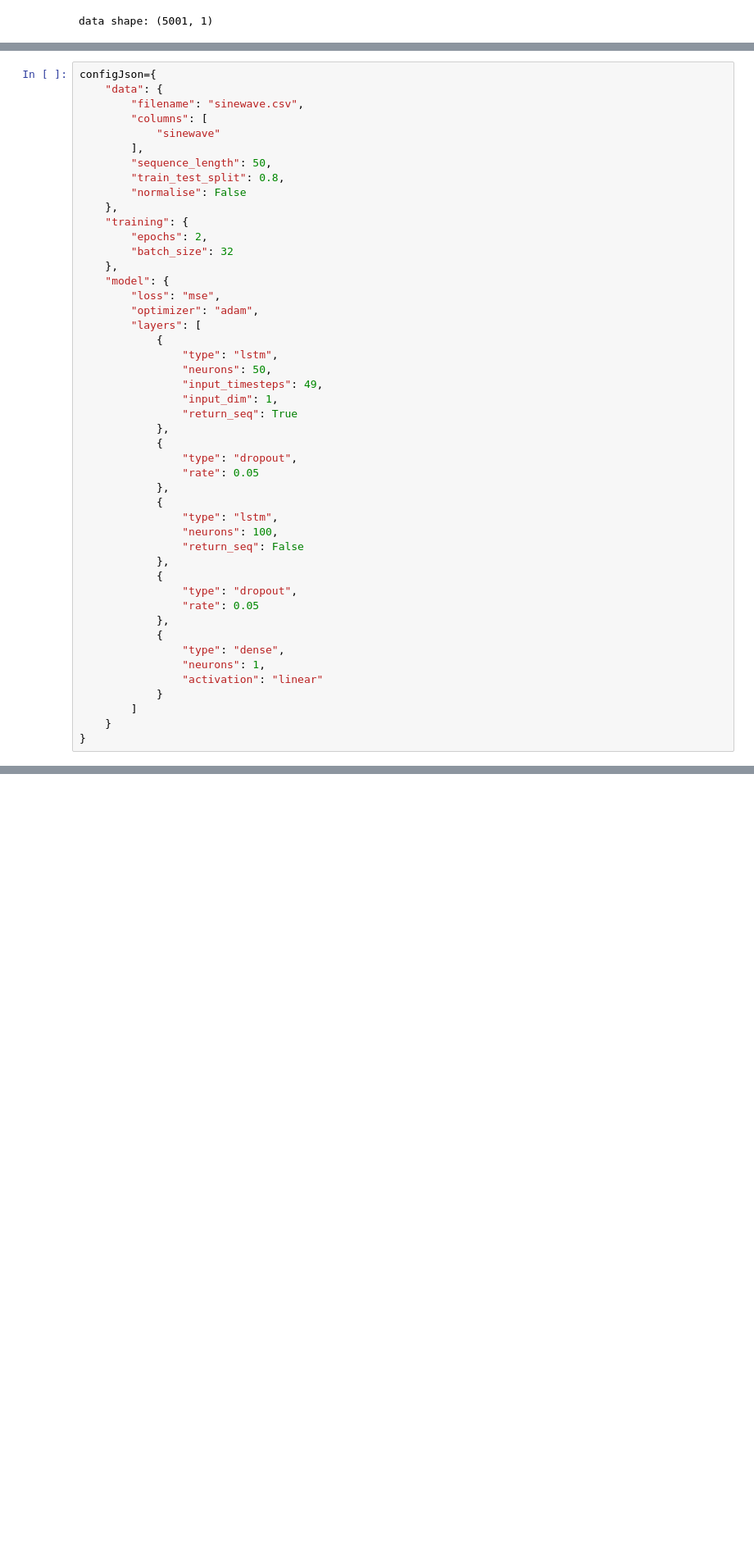
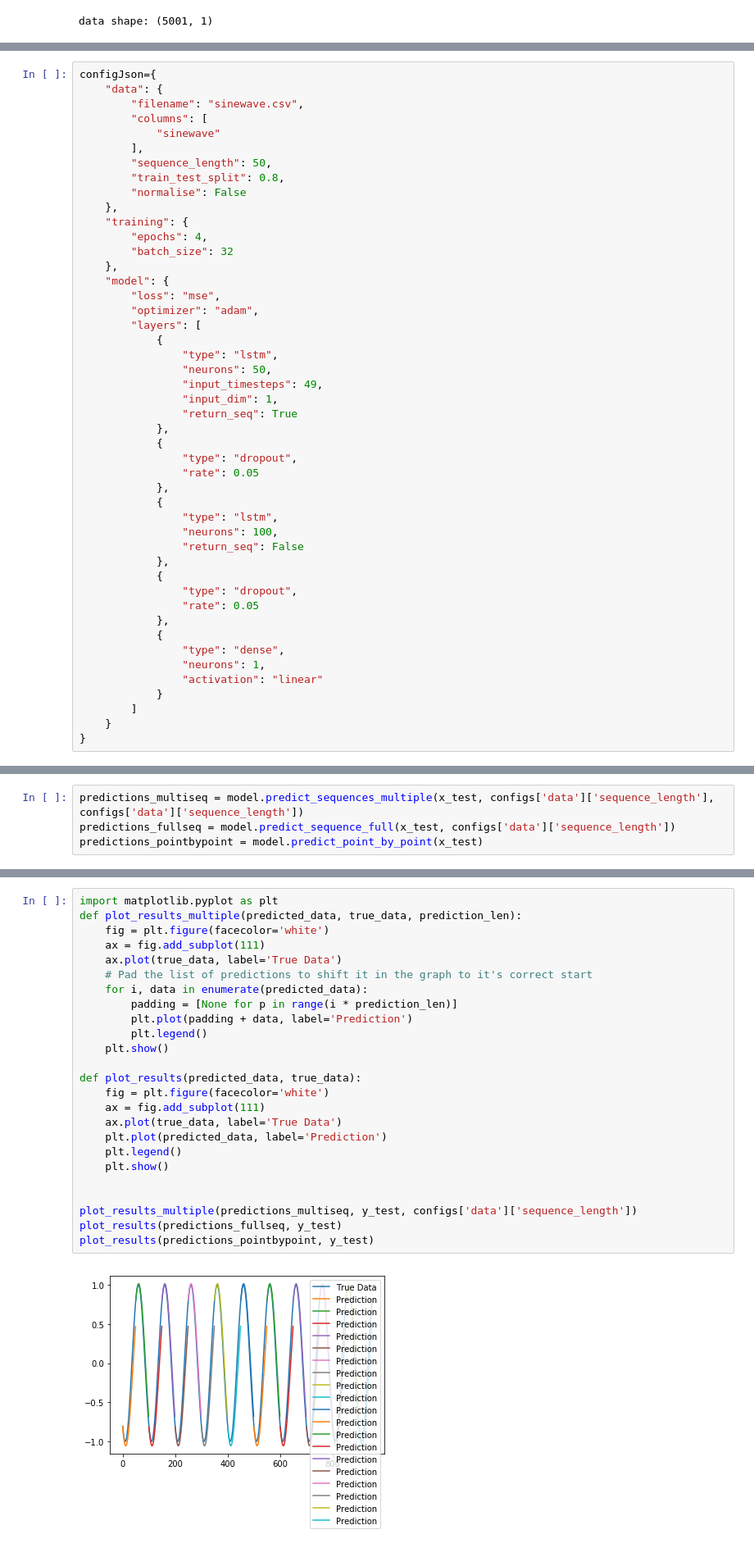
Before and after one commit to KashyapCKotak/AI-ML-experiments, a Jupyter notebook: StockTF1_4Sequential.ipynb, the cells around one changed output, grey strips where cells are left out. Shown at 82% size. Saved outputs shown, nothing was run; the diff lists cells and outputs as text; blank space fills up the shorter version.

```diff
--- a/StockTF1_4Sequential.ipynb
+++ b/StockTF1_4Sequential.ipynb
@@ -245,7 +247,7 @@ configJson={
 		"normalise": False
 	},
 	"training": {
-		"epochs": 2,
+		"epochs": 4,
 		"batch_size": 32
 	},
 	"model": {
@@ -321,0 +328,4 @@ Time taken: 0:00:52.289985
+# %%
+predictions_multiseq = model.predict_sequences_multiple(x_test, configs['data']['sequence_length'], configs['data']['sequence_length'])
+predictions_fullseq = model.predict_sequence_full(x_test, configs['data']['sequence_length'])
+predictions_pointbypoint = model.predict_point_by_point(x_test)
@@ -321,0 +337,27 @@ Time taken: 0:00:52.289985
+# %%
+import matplotlib.pyplot as plt
+def plot_results_multiple(predicted_data, true_data, prediction_len):
+    fig = plt.figure(facecolor='white')
+    ax = fig.add_subplot(111)
+    ax.plot(true_data, label='True Data')
+	# Pad the list of predictions to shift it in the graph to it's correct start
+    for i, data in enumerate(predicted_data):
+        padding = [None for p in range(i * prediction_len)]
+        plt.plot(padding + data, label='Prediction')
+        plt.legend()
+    plt.show()
+
+def plot_results(predicted_data, true_data):
+    fig = plt.figure(facecolor='white')
+    ax = fig.add_subplot(111)
+    ax.plot(true_data, label='True Data')
+    plt.plot(predicted_data, label='Prediction')
+    plt.legend()
+    plt.show()
+
+
+plot_results_multiple(predictions_multiseq, y_test, configs['data']['sequence_length'])
+plot_results(predictions_fullseq, y_test)
+plot_results(predictions_pointbypoint, y_test)
+# %% [output]
+[figure, added]
```
Also changed, not shown: parts of 4 cells of this notebook.
